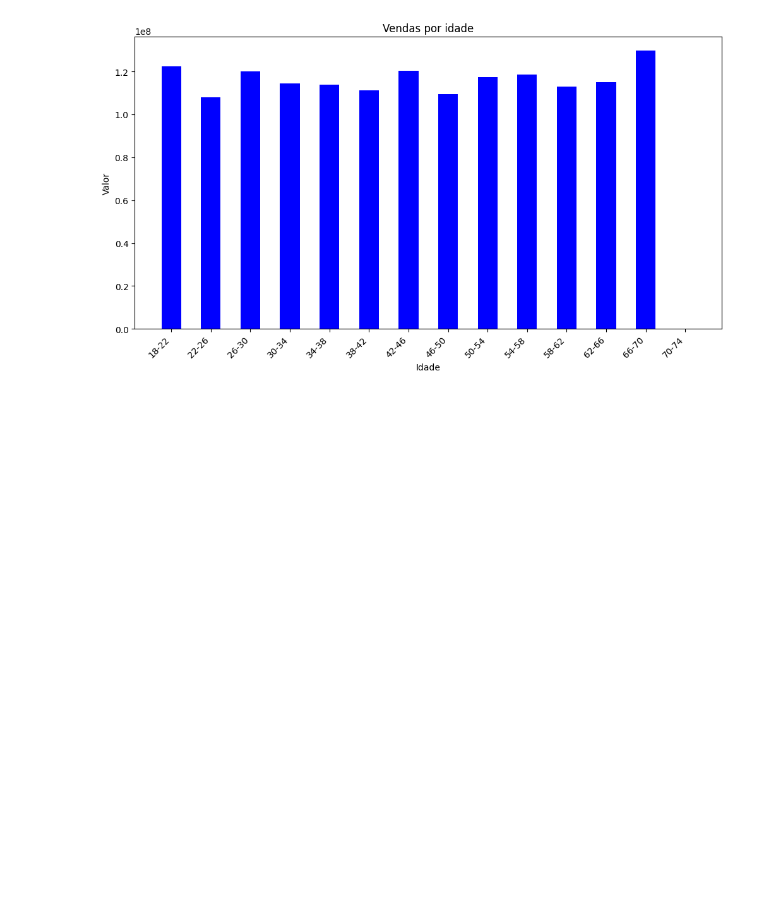
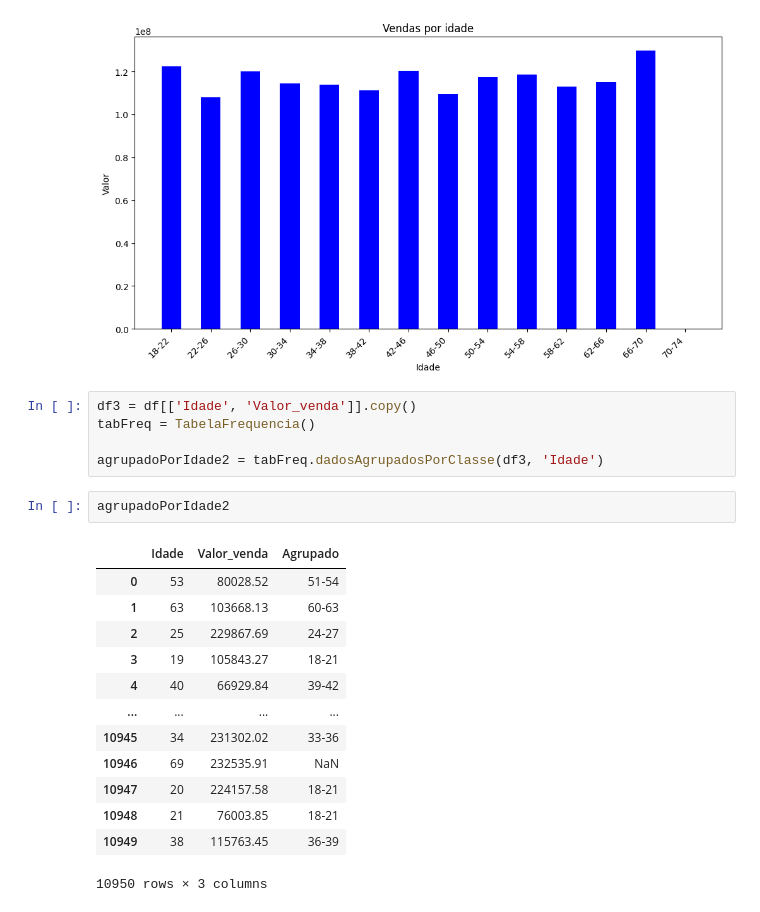
Before and after one commit to wandersonnew/Analise_Vendas_Veiculos_Seminovos, a Jupyter notebook: Funcoes_Agrupamento_Por_Variavel.ipynb, the cells around one changed output. Cells and saved outputs as stored; diff of their text form; blank space fills up the shorter version.

```diff
--- a/Funcoes_Agrupamento_Por_Variavel.ipynb
+++ b/Funcoes_Agrupamento_Por_Variavel.ipynb
@@ -95,3 +97,24 @@ plt.title('Vendas por idade')
 plt.show()
 # %% [output]
 [figure]
+# %%
+df3 = df[['Idade', 'Valor_venda']].copy()
+tabFreq = TabelaFrequencia()
+
+agrupadoPorIdade2 = tabFreq.dadosAgrupadosPorClasse(df3, 'Idade')
+# %%
+agrupadoPorIdade2
+# %% [output]
+|  | Idade | Valor_venda | Agrupado |
+| 0 | 53 | 80028.52 | 51-54 |
+| 1 | 63 | 103668.13 | 60-63 |
+| 2 | 25 | 229867.69 | 24-27 |
+| 3 | 19 | 105843.27 | 18-21 |
+| 4 | 40 | 66929.84 | 39-42 |
+| ... | ... | ... | ... |
+| 10945 | 34 | 231302.02 | 33-36 |
+| 10946 | 69 | 232535.91 | NaN |
+| 10947 | 20 | 224157.58 | 18-21 |
+| 10948 | 21 | 76003.85 | 18-21 |
+| 10949 | 38 | 115763.45 | 36-39 |
+10950 rows × 3 columns
```
Also changed, not shown: parts of 1 cell of this notebook, 1 other file.
